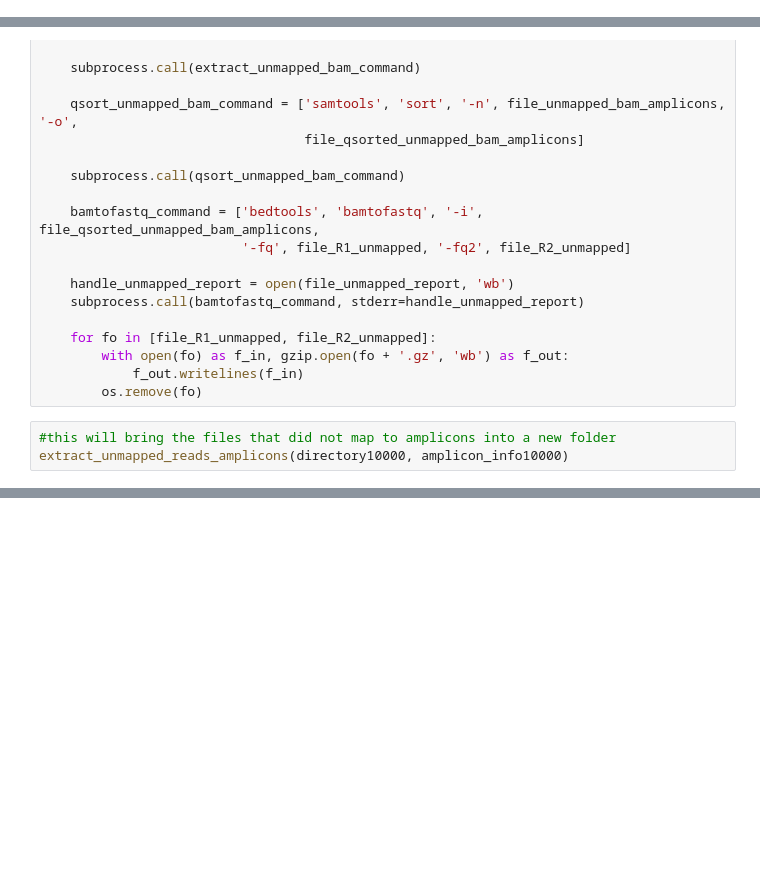
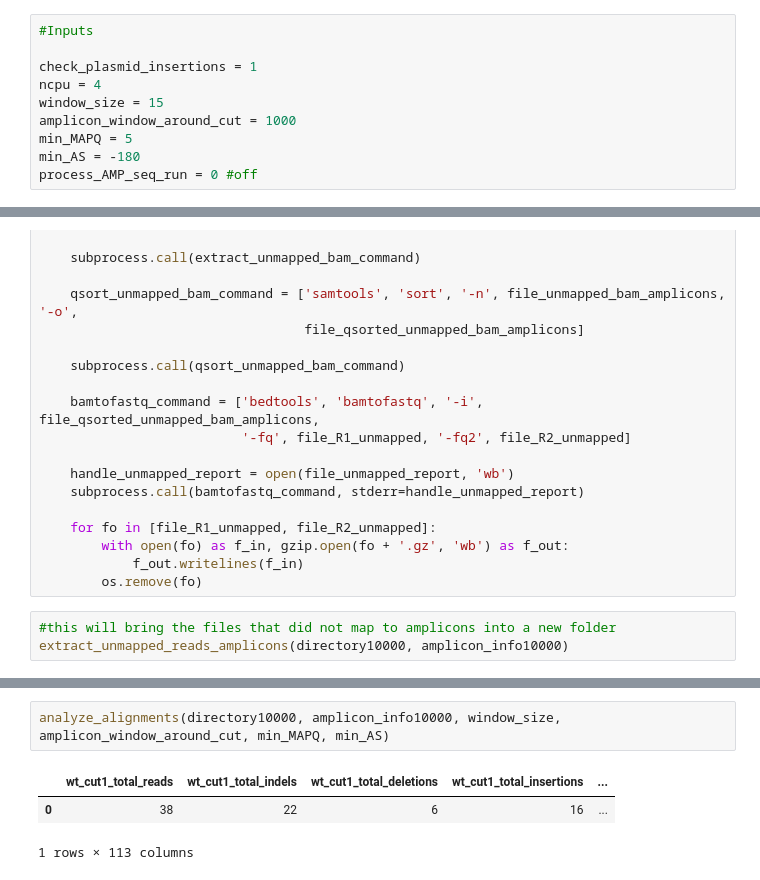
Before and after one commit to jaynagpaul/REPlacE_Analysis, a Jupyter notebook: PolbFwd_Uditas_Analysis.ipynb, the cells around one changed output, grey strips where cells are left out. Drawn from its saved outputs; the diff is of its cells as text; blank space fills up the shorter version.

```diff
--- a/PolbFwd_Uditas_Analysis.ipynb
+++ b/PolbFwd_Uditas_Analysis.ipynb
@@ -245,3 +44,13 @@ def create_filename(dir_sample, N7, N5, filetype):
+# %%
+#Inputs
+
+check_plasmid_insertions = 1
+ncpu = 4
+window_size = 15
+amplicon_window_around_cut = 1000
+min_MAPQ = 5
+min_AS = -180
+process_AMP_seq_run = 0 #off
 # %%
 #Directory
 directory = '/media/edanner/NewUbuntuSpace/Workspace/LinearAmp/Sequence2_191129_MN00157_0047_A000H2GWGF/P_Eric4_BCL2Fastq_only'
@@ -1105,0 +1639,6 @@ extract_unmapped_reads_amplicons(directory10000, amplicon_info10000)
+# %%
+analyze_alignments(directory10000, amplicon_info10000, window_size, amplicon_window_around_cut, min_MAPQ, min_AS)
+# %% [output]
+|  | wt_cut1_total_reads | wt_cut1_total_indels | wt_cut1_total_deletions | wt_cut1_total_insertions | ... |
+| 0 | 38 | 22 | 6 | 16 | ... |
+1 rows × 113 columns
```
Also changed, not shown: parts of 19 cells of this notebook.
